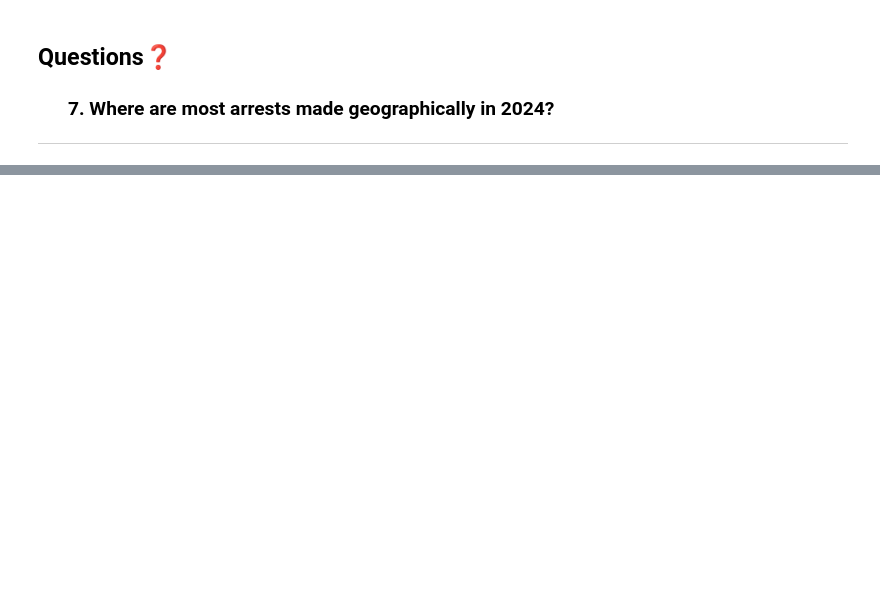
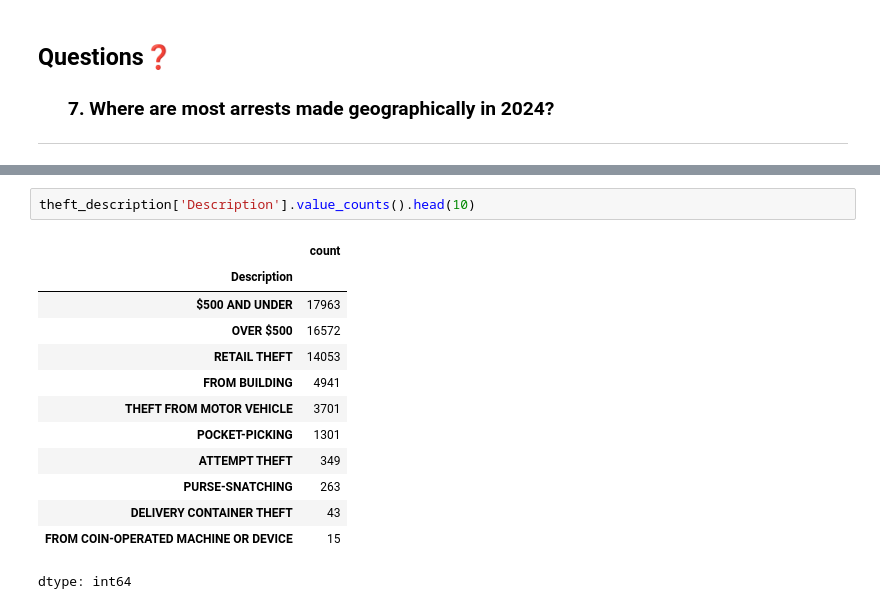
Before and after one commit to Jon-markus/ELEC03_DeVilla_HANDS_ON_MIDTERM, a Jupyter notebook: MidTerm Hands_On_De Villa.ipynb, the cells around one changed output, grey strips where cells are left out. Saved outputs shown, nothing was run; the diff lists cells and outputs as text; blank space fills up the shorter version.

```diff
--- a/MidTerm Hands_On_De Villa.ipynb
+++ b/MidTerm Hands_On_De Villa.ipynb
@@ -417,0 +445,16 @@ map_2024
+# %%
+theft_description['Description'].value_counts().head(10)
+# %% [output]
+|  | count |
+| Description |  |
+| $500 AND UNDER | 17963 |
+| OVER $500 | 16572 |
+| RETAIL THEFT | 14053 |
+| FROM BUILDING | 4941 |
+| THEFT FROM MOTOR VEHICLE | 3701 |
+| POCKET-PICKING | 1301 |
+| ATTEMPT THEFT | 349 |
+| PURSE-SNATCHING | 263 |
+| DELIVERY CONTAINER THEFT | 43 |
+| FROM COIN-OPERATED MACHINE OR DEVICE | 15 |
+dtype: int64
```
Also changed, not shown: parts of 11 cells of this notebook.
